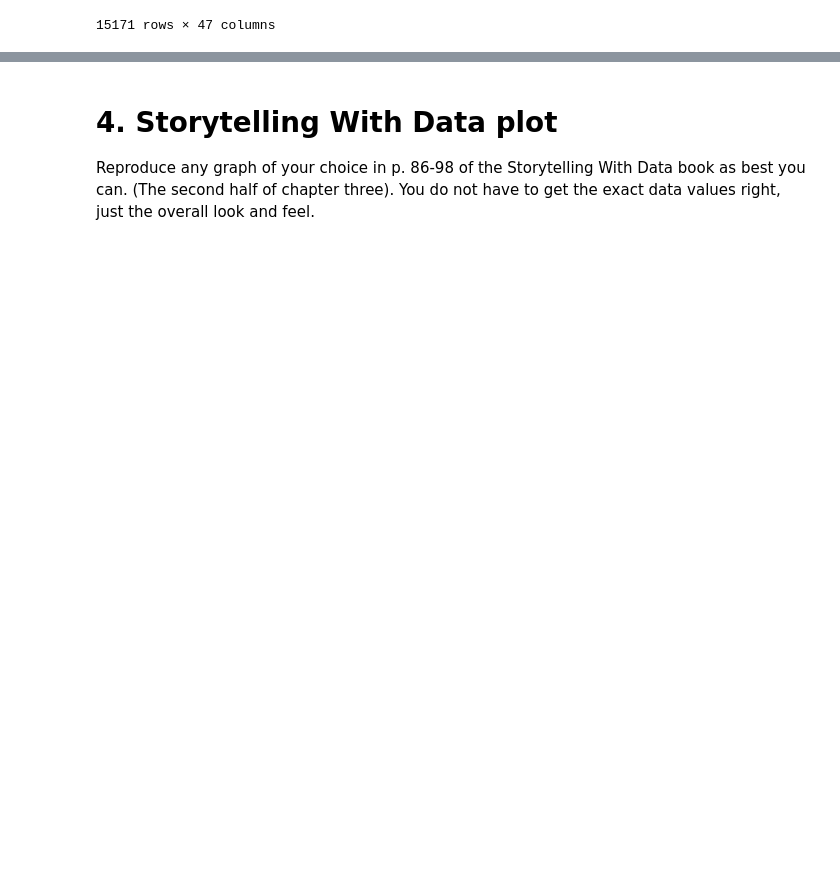
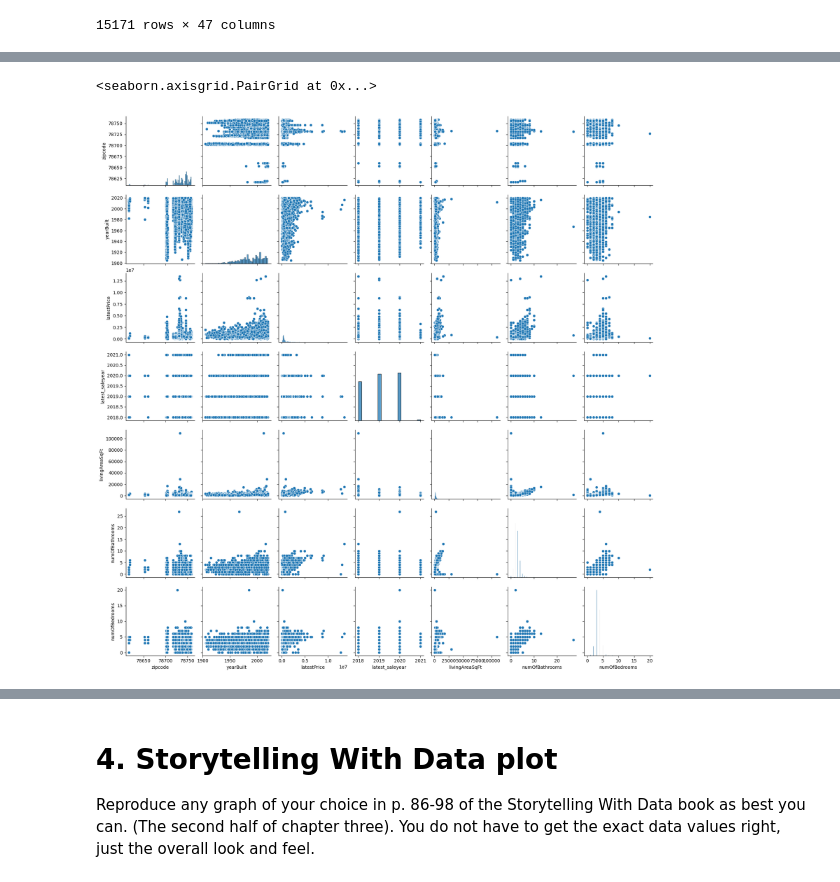
Before and after one commit to laura-mills97/OMDS-ModB2-Week6-Mills-Laura, a Jupyter notebook: Week6.ipynb, the cells around one changed output, grey strips where cells are left out. Cells and saved outputs as stored; diff of their text form; code cells hidden in the pictures; blank space fills up the shorter version.

```diff
--- a/Week6.ipynb
+++ b/Week6.ipynb
@@ -80,3 +85,6 @@ austin_data
 | 15169 | 29392029 | austin | 2000 Chestnut Ave | 78722 | So many options at this address i... | 30.281569 | -97.717789 | 1.98 | ... |
 | 15170 | 29390174 | austin | 3110 E 12th St | 78702 | 3110 E 12th St, Austin, TX 78702 ... | 30.276930 | -97.701523 | 1.98 | ... |
 15171 rows × 47 columns
+# %%
+austin_data_numeric = austin_data.select_dtypes(include=['number'])
+austin_data_numeric
@@ -82,0 +105,3 @@ austin_data
+# %%
+austin_data_mini = austin_data_numeric[['zipcode', 'yearBuilt', 'latestPrice', 'latest_saleyear', 'livingAreaSqFt', 'numOfBathrooms', 'numOfBedrooms']]
+austin_data_mini
@@ -82,0 +122,5 @@ austin_data
+# %%
+sns.pairplot(austin_data_mini)
+# %% [output]
+<seaborn.axisgrid.PairGrid at 0x...>
+[figure, added]
```
Also changed, not shown: parts of 11 cells of this notebook.
